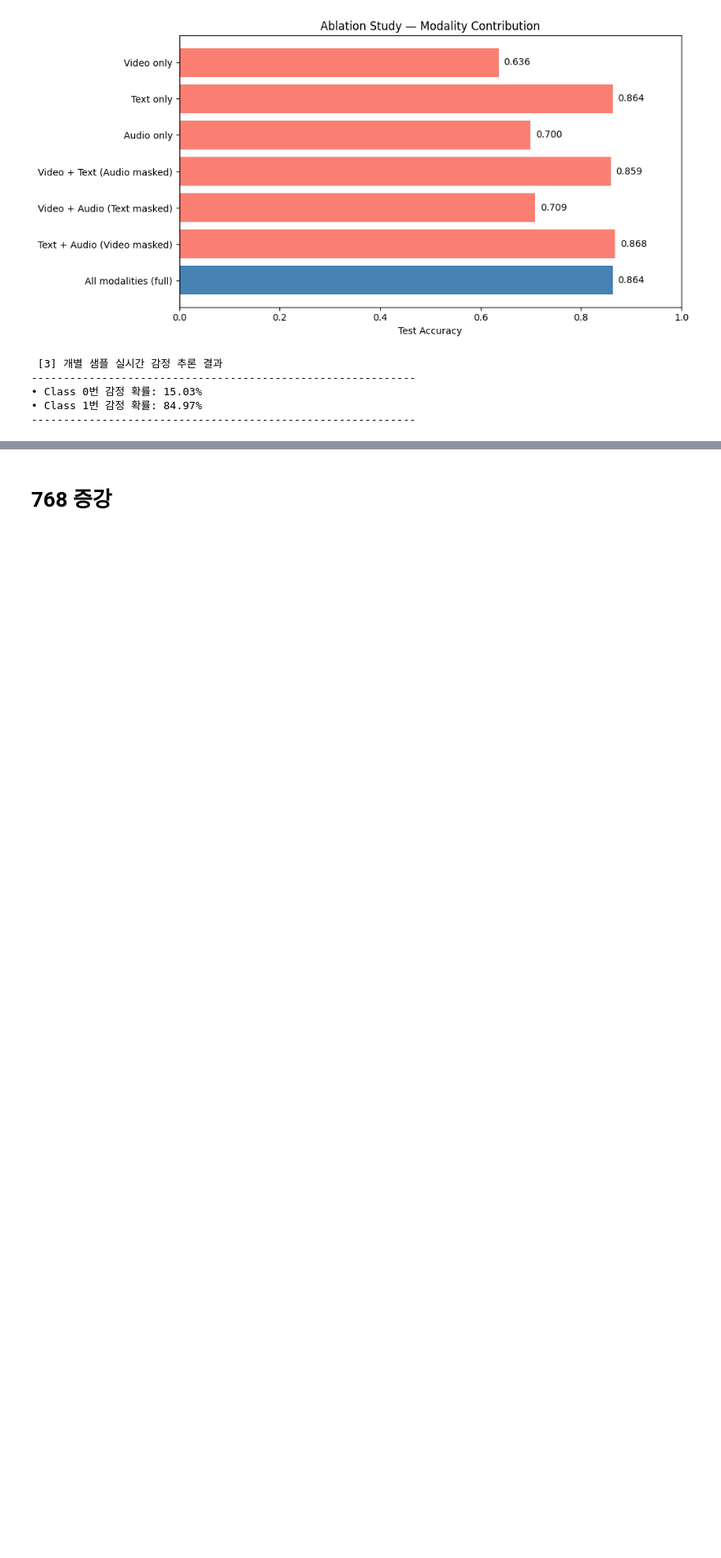
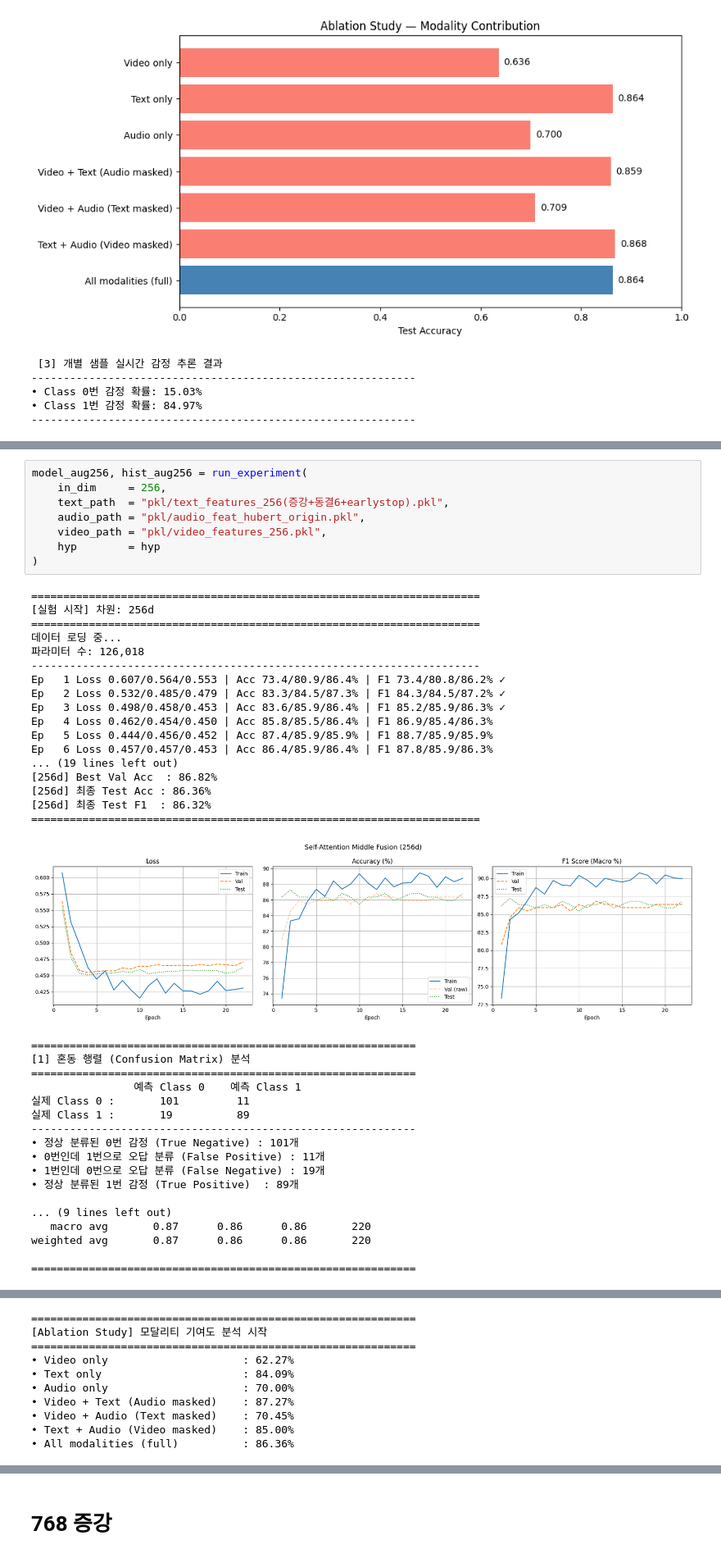
Before and after one commit to JiHyun13/deeplearning_and_lab_team.5, a Jupyter notebook: self_fusion.ipynb, the cells around one changed output, grey strips where cells are left out. Shown at 82% size. Saved outputs shown, nothing was run; the diff lists cells and outputs as text; blank space fills up the shorter version.

```diff
--- a/self_fusion.ipynb
+++ b/self_fusion.ipynb
@@ -684,0 +624,44 @@ weighted avg       0.88      0.88      0.88       220
+# %%
+model_aug256, hist_aug256 = run_experiment(
+    in_dim     = 256,
+    text_path  = "pkl/text_features_256(증강+동결6+earlystop).pkl",
+    audio_path = "pkl/audio_feat_hubert_origin.pkl",
+    video_path = "pkl/video_features_256.pkl",
+    hyp        = hyp
+)
+# %% [output]
+======================================================================
+[실험 시작] 차원: 256d
+======================================================================
+데이터 로딩 중...
+파라미터 수: 126,018
+----------------------------------------------------------------------
+Ep   1 Loss 0.607/0.564/0.553 | Acc 73.4/80.9/86.4% | F1 73.4/80.8/86.2% ✓
+Ep   2 Loss 0.532/0.485/0.479 | Acc 83.3/84.5/87.3% | F1 84.3/84.5/87.2% ✓
+Ep   3 Loss 0.498/0.458/0.453 | Acc 83.6/85.9/86.4% | F1 85.2/85.9/86.3% ✓
+Ep   4 Loss 0.462/0.454/0.450 | Acc 85.8/85.5/86.4% | F1 86.9/85.4/86.3%
+Ep   5 Loss 0.444/0.456/0.452 | Acc 87.4/85.9/85.9% | F1 88.7/85.9/85.9%
+Ep   6 Loss 0.457/0.457/0.453 | Acc 86.4/85.9/86.4% | F1 87.8/85.9/86.3%
+... (19 lines left out)
+[256d] Best Val Acc  : 86.82%
+[256d] 최종 Test Acc : 86.36%
+[256d] 최종 Test F1  : 86.32%
+======================================================================
+[figure, added]
+============================================================
+[1] 혼동 행렬 (Confusion Matrix) 분석
+============================================================
+                예측 Class 0    예측 Class 1
+실제 Class 0 :       101         11
+실제 Class 1 :       19          89
+------------------------------------------------------------
+• 정상 분류된 0번 감정 (True Negative) : 101개
+• 0번인데 1번으로 오답 분류 (False Positive) : 11개
+• 1번인데 0번으로 오답 분류 (False Negative) : 19개
+• 정상 분류된 1번 감정 (True Positive)  : 89개
+
+... (9 lines left out)
+   macro avg       0.87      0.86      0.86       220
+weighted avg       0.87      0.86      0.86       220
+
+============================================================
@@ -684,0 +669,10 @@ weighted avg       0.88      0.88      0.88       220
+============================================================
+[Ablation Study] 모달리티 기여도 분석 시작
+============================================================
+• Video only                     : 62.27%
+• Text only                      : 84.09%
+• Audio only                     : 70.00%
+• Video + Text (Audio masked)    : 87.27%
+• Video + Audio (Text masked)    : 70.45%
+• Text + Audio (Video masked)    : 85.00%
+• All modalities (full)          : 86.36%
```
Also changed, not shown: parts of 11 cells of this notebook, 1 other file.
